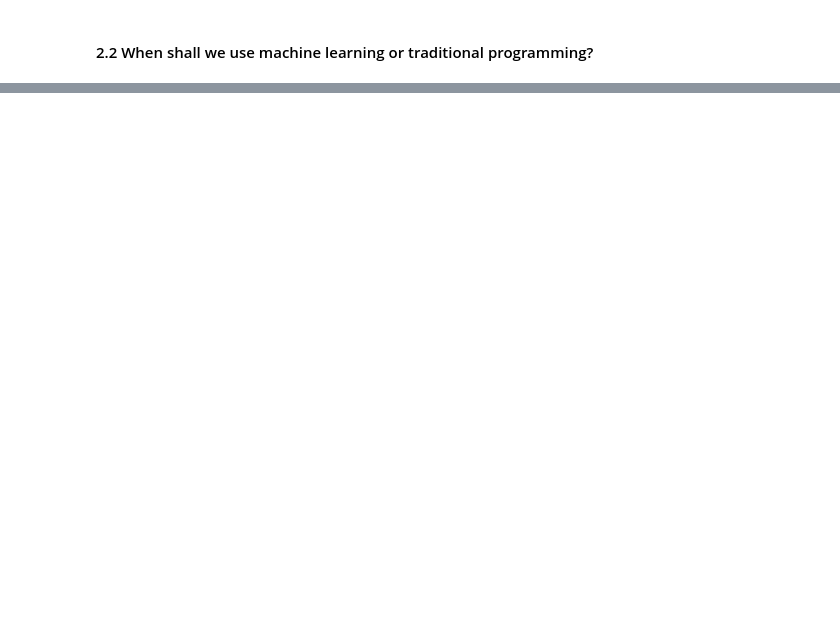
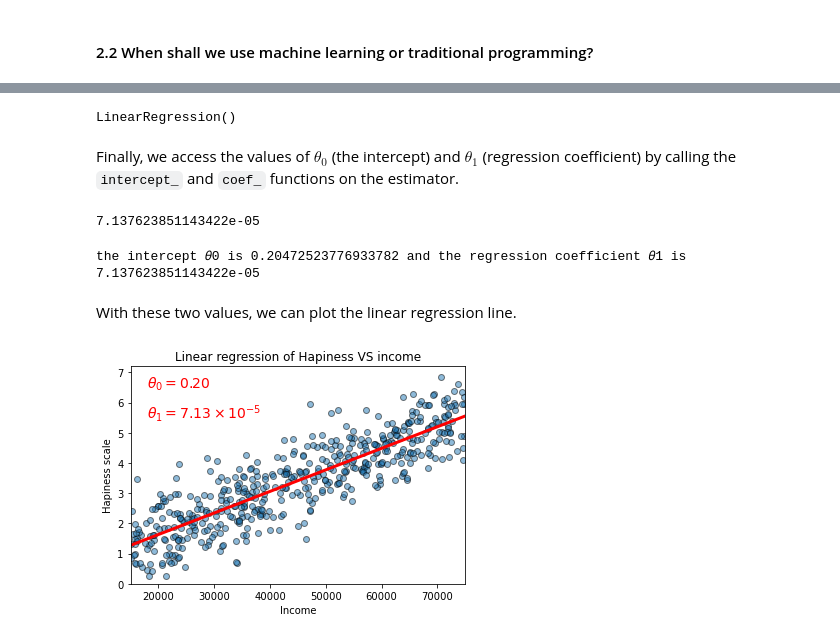
Before and after one commit to semasuka/blog, a Jupyter notebook: ipynb/Demystify Machine Learning.ipynb, the cells around one changed output, grey strips where cells are left out. Saved outputs shown, nothing was run; the diff lists cells and outputs as text; code cells hidden in the pictures; blank space fills up the shorter version.

````diff
--- a/ipynb/Demystify Machine Learning.ipynb
+++ b/ipynb/Demystify Machine Learning.ipynb
@@ -70,0 +257,2 @@ I strong believe that machine learning and traditional programming will co-estis
+# %%
+est = linear_model.LinearRegression()
@@ -70,0 +261,3 @@ I strong believe that machine learning and traditional programming will co-estis
+# %%
+Xsample_inc = np.c_[income_data["income"]]
+Ysample_hap = np.c_[income_data["happiness"]]
@@ -70,0 +266,31 @@ I strong believe that machine learning and traditional programming will co-estis
+# %%
+est.fit(Xsample_inc,Ysample_hap)
+# %% [output]
+LinearRegression()
+# %% [markdown]
+Finally, we access the values of $\theta_{0}$ (the intercept) and $\theta_{1}$ (regression coefficient) by calling the ```intercept_``` and ```coef_``` functions on the estimator.
+# %%
+est.coef_[0][0]
+# %% [output]
+7.137623851143422e-05
+# %%
+o0,o1 = est.intercept_[0], est.coef_[0][0]
+# %%
+print("the intercept 𝜃0 is {} and the regression coefficient 𝜃1 is {}".format(o0,o1))
+# %% [output]
+the intercept 𝜃0 is 0.20472523776933782 and the regression coefficient 𝜃1 is 7.137623851143422e-05
+# %% [markdown]
+With these two values, we can plot the linear regression line.
+# %%
+plt.scatter(income_data["income"],income_data["happiness"], alpha=0.5,edgecolors="black")
+plt.axis([15000,75000,0,7.2])
+X_coordinate = np.linspace(15000,75000)
+plt.plot(X_coordinate, o0 + o1*X_coordinate, color="r",linewidth=3)
+plt.text(18000,6.5, r"$\theta_{0} = 0.20$",fontsize=14,color="r")
+plt.text(18000,5.5, r"$\theta_{1} = 7.13 \times 10^{-5}$",fontsize=14,color="r")
+plt.xlabel("Income")
+plt.ylabel("Hapiness scale")
+plt.title("Linear regression of Hapiness VS income")
+plt.show()
+# %% [output]
+[figure, added]
````
Also changed, not shown: parts of 140 cells of this notebook, 16 other files.
